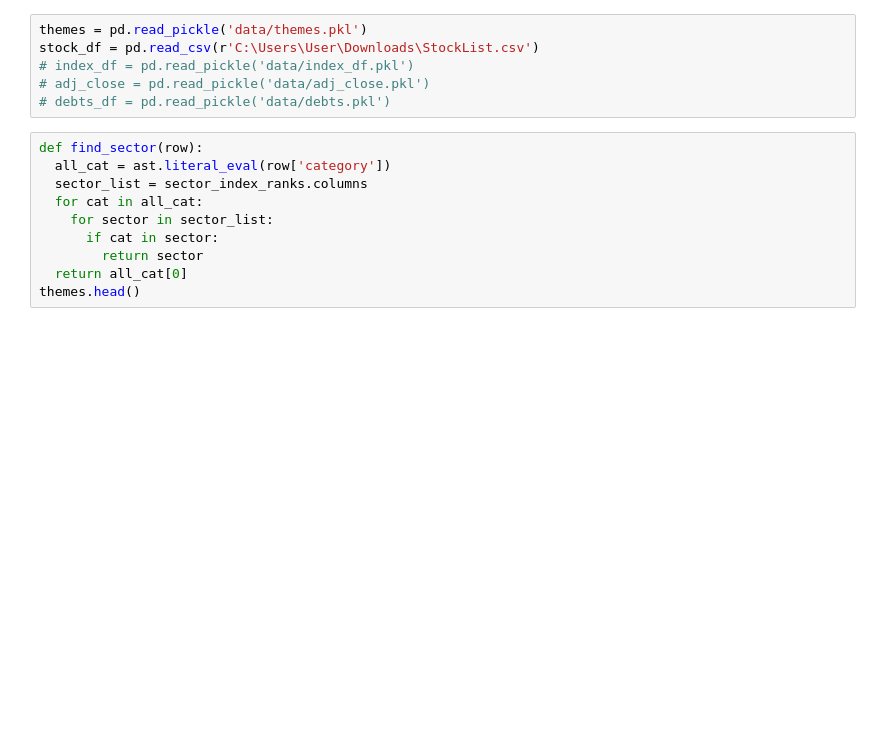
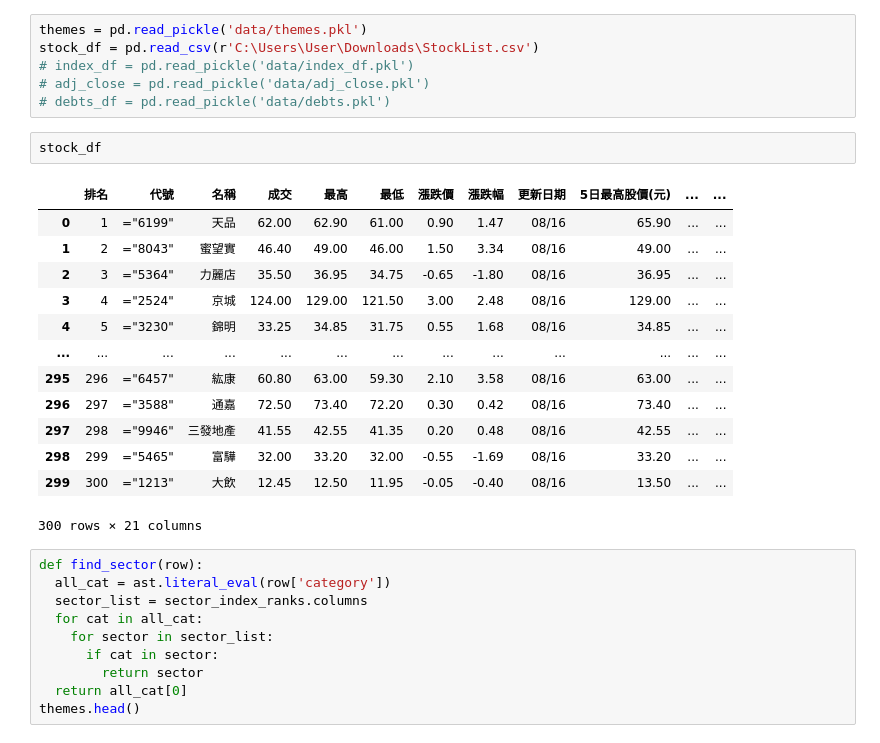
Before and after one commit to dreyhsu/TWSectorScreener, a Jupyter notebook: finlab_test.ipynb, the cells around one changed output. Cells and saved outputs as stored; diff of their text form; blank space fills up the shorter version.

```diff
--- a/finlab_test.ipynb
+++ b/finlab_test.ipynb
@@ -9,6 +9,22 @@ stock_df = pd.read_csv(r'C:\Users\User\Downloads\StockList.csv')
 # index_df = pd.read_pickle('data/index_df.pkl')
 # adj_close = pd.read_pickle('data/adj_close.pkl')
 # debts_df = pd.read_pickle('data/debts.pkl')
+# %%
+stock_df
+# %% [output]
+|  | 排名 | 代號 | 名稱 | 成交 | 最高 | 最低 | 漲跌價 | 漲跌幅 | 更新日期 | 5日最高股價(元) | ... | ... |
+| 0 | 1 | ="6199" | 天品 | 62.00 | 62.90 | 61.00 | 0.90 | 1.47 | 08/16 | 65.90 | ... | ... |
+| 1 | 2 | ="8043" | 蜜望實 | 46.40 | 49.00 | 46.00 | 1.50 | 3.34 | 08/16 | 49.00 | ... | ... |
+| 2 | 3 | ="5364" | 力麗店 | 35.50 | 36.95 | 34.75 | -0.65 | -1.80 | 08/16 | 36.95 | ... | ... |
+| 3 | 4 | ="2524" | 京城 | 124.00 | 129.00 | 121.50 | 3.00 | 2.48 | 08/16 | 129.00 | ... | ... |
+| 4 | 5 | ="3230" | 錦明 | 33.25 | 34.85 | 31.75 | 0.55 | 1.68 | 08/16 | 34.85 | ... | ... |
+| ... | ... | ... | ... | ... | ... | ... | ... | ... | ... | ... | ... | ... |
+| 295 | 296 | ="6457" | 紘康 | 60.80 | 63.00 | 59.30 | 2.10 | 3.58 | 08/16 | 63.00 | ... | ... |
+| 296 | 297 | ="3588" | 通嘉 | 72.50 | 73.40 | 72.20 | 0.30 | 0.42 | 08/16 | 73.40 | ... | ... |
+| 297 | 298 | ="9946" | 三發地產 | 41.55 | 42.55 | 41.35 | 0.20 | 0.48 | 08/16 | 42.55 | ... | ... |
+| 298 | 299 | ="5465" | 富驊 | 32.00 | 33.20 | 32.00 | -0.55 | -1.69 | 08/16 | 33.20 | ... | ... |
+| 299 | 300 | ="1213" | 大飲 | 12.45 | 12.50 | 11.95 | -0.05 | -0.40 | 08/16 | 13.50 | ... | ... |
+300 rows × 21 columns
 # %%
 def find_sector(row):
   all_cat = ast.literal_eval(row['category'])
```
Also changed, not shown: 3 other files.
